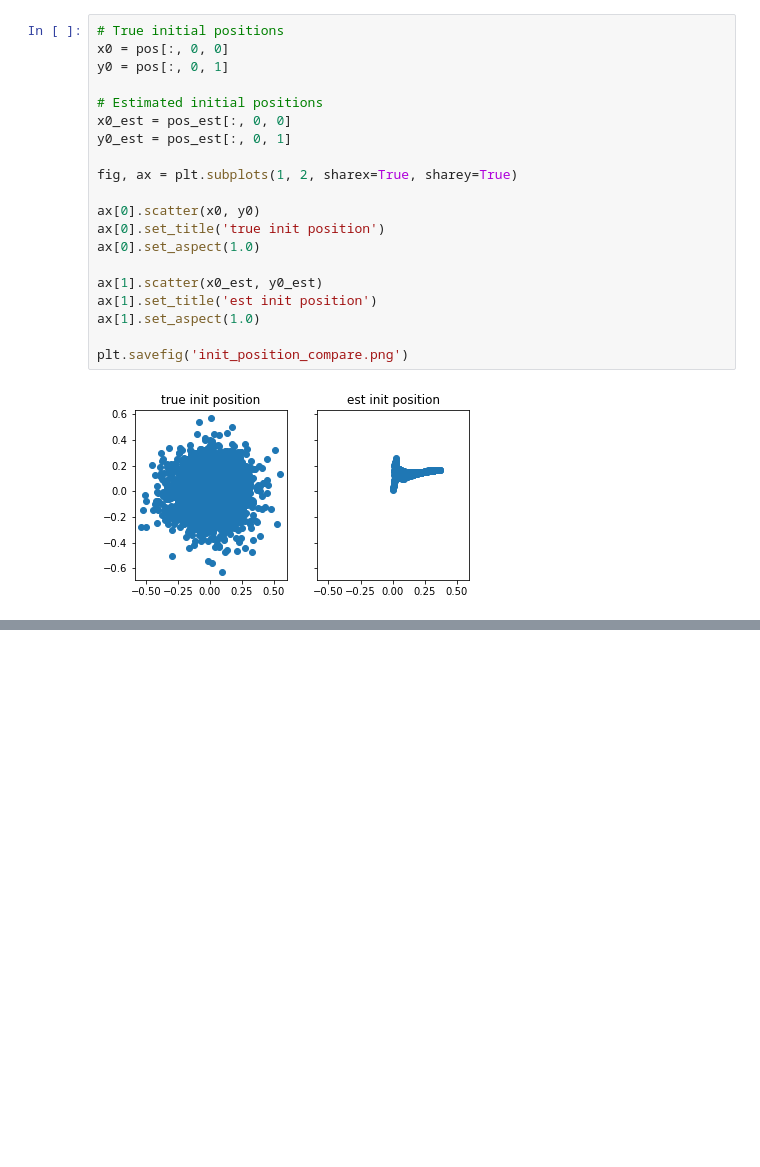
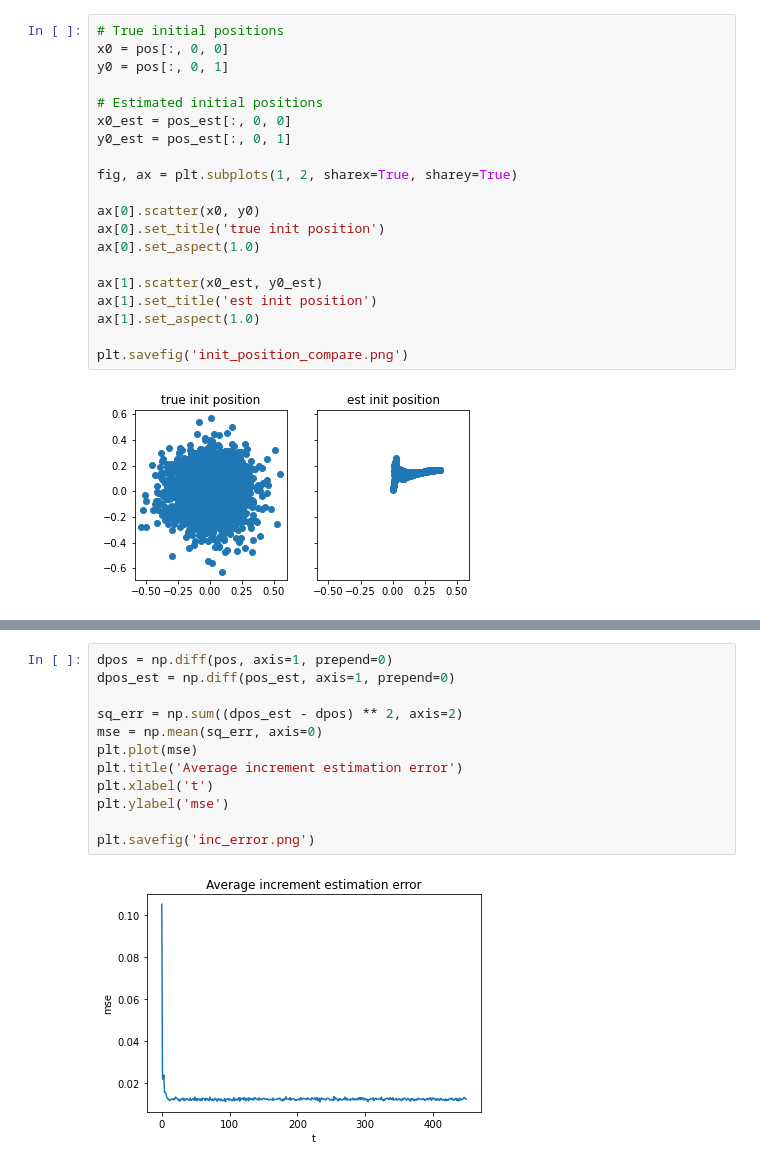
Before and after one commit to conormcgrory/rnn_spatial, a Jupyter notebook: examine_rnn_model.ipynb, the cells around one changed output, grey strips where cells are left out. Saved outputs shown, nothing was run; the diff lists cells and outputs as text; blank space fills up the shorter version.

```diff
--- a/examine_rnn_model.ipynb
+++ b/examine_rnn_model.ipynb
@@ -82,0 +95,14 @@ plt.savefig('init_position_compare.png')
+# %%
+dpos = np.diff(pos, axis=1, prepend=0)
+dpos_est = np.diff(pos_est, axis=1, prepend=0)
+
+sq_err = np.sum((dpos_est - dpos) ** 2, axis=2)
+mse = np.mean(sq_err, axis=0)
+plt.plot(mse)
+plt.title('Average increment estimation error')
+plt.xlabel('t')
+plt.ylabel('mse')
+
+plt.savefig('inc_error.png')
+# %% [output]
+[figure, added]
```
Also changed, not shown: parts of 4 cells of this notebook.
